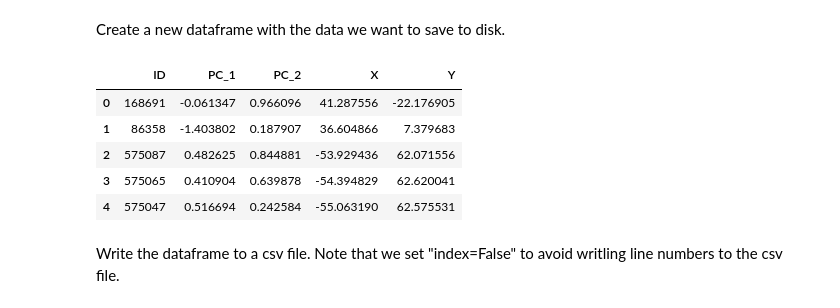
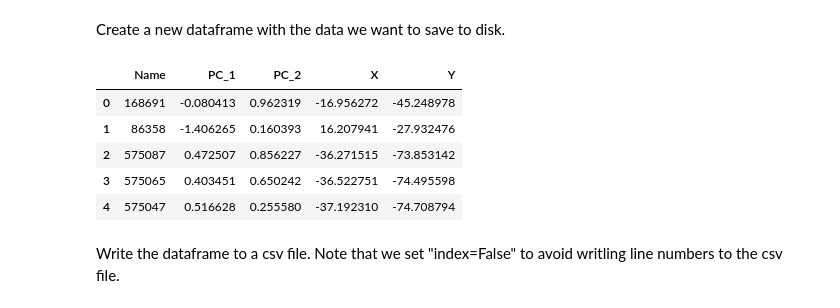
Before and after one commit to PatWalters/workshop, a Jupyter notebook: predictive_models/2_visualizing_chemical_space.ipynb, the cells around one changed output. Saved outputs shown, nothing was run; the diff lists cells and outputs as text; code cells hidden in the pictures.

```diff
--- a/predictive_models/2_visualizing_chemical_space.ipynb
+++ b/predictive_models/2_visualizing_chemical_space.ipynb
@@ -19,7 +19,7 @@ sns.set_style('whitegrid')
 # %% [markdown]
 Read the input data.  This is a set of ERK2 inhibitors, and associated decoy molecules, from the DUD-E database.
 # %%
-df = pd.read_csv("dude_erk1_mk01.csv")
+df = pd.read_csv("../data/dude_erk2_mk01.csv")
 # %% [markdown]
 Take a look at how many rows and columns we have in the data
 # %%
@@ -199,15 +199,15 @@ ax = sns.scatterplot(data=tsne_df.query("is_active == 1"),x="X",y="Y",color='red
 # %% [markdown]
 Create a new dataframe with the data we want to save to disk.
 # %%
-output_tsne_df = pd.concat([df["ID"],crds_df[["PC_1","PC_2"]],tsne_df[["X","Y"]]],axis=1)
+output_tsne_df = pd.concat([df["Name"],crds_df[["PC_1","PC_2"]],tsne_df[["X","Y"]]],axis=1)
 output_tsne_df.head()
 # %% [output]
-|  | ID | PC_1 | PC_2 | X | Y |
-| 0 | 168691 | -0.061347 | 0.966096 | 41.287556 | -22.176905 |
-| 1 | 86358 | -1.403802 | 0.187907 | 36.604866 | 7.379683 |
-| 2 | 575087 | 0.482625 | 0.844881 | -53.929436 | 62.071556 |
-| 3 | 575065 | 0.410904 | 0.639878 | -54.394829 | 62.620041 |
-| 4 | 575047 | 0.516694 | 0.242584 | -55.063190 | 62.575531 |
+|  | Name | PC_1 | PC_2 | X | Y |
+| 0 | 168691 | -0.080413 | 0.962319 | -16.956272 | -45.248978 |
+| 1 | 86358 | -1.406265 | 0.160393 | 16.207941 | -27.932476 |
+| 2 | 575087 | 0.472507 | 0.856227 | -36.271515 | -73.853142 |
+| 3 | 575065 | 0.403451 | 0.650242 | -36.522751 | -74.495598 |
+| 4 | 575047 | 0.516628 | 0.255580 | -37.192310 | -74.708794 |
 # %% [markdown]
 Write the dataframe to a csv file.  Note that we set "index=False" to avoid writling line numbers to the csv file.
 # %%
```
Also changed, not shown: parts of 13 cells of this notebook, 1 other file.
